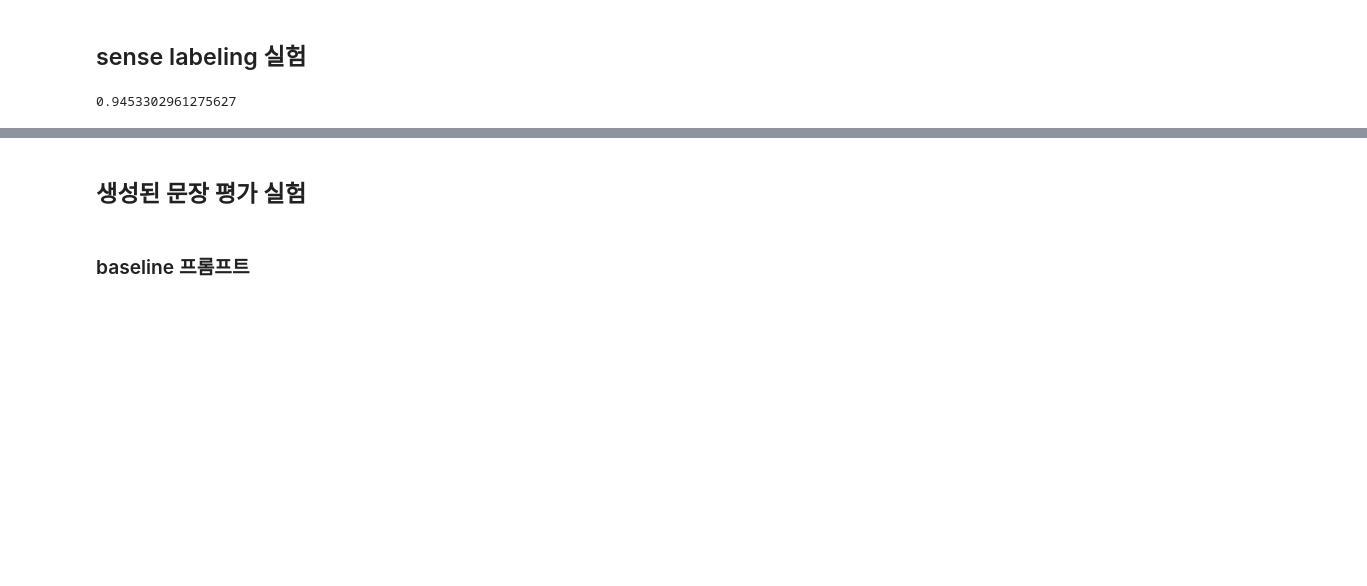
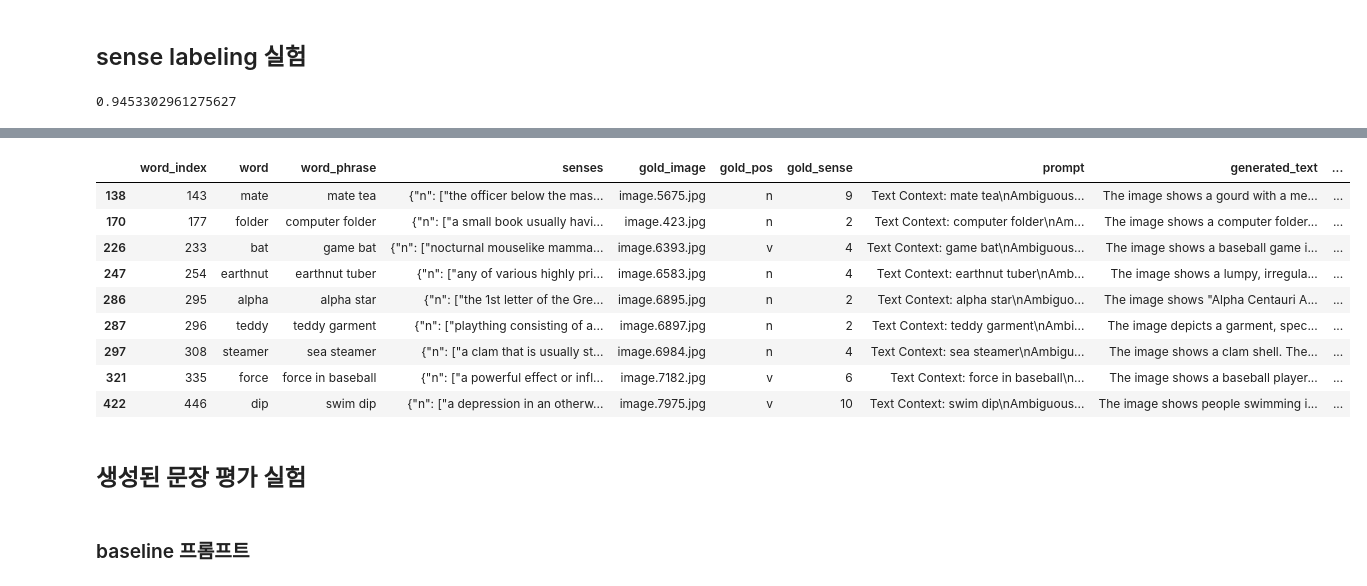
Before and after one commit to BlessingDev/Word-Sense-Disambiguation-with-Visual-Context, a Jupyter notebook: documents/evaluation.ipynb, the cells around one changed output, grey strips where cells are left out. Cells and saved outputs as stored; diff of their text form; code cells hidden in the pictures; blank space fills up the shorter version.

```diff
--- a/documents/evaluation.ipynb
+++ b/documents/evaluation.ipynb
@@ -1995,3 +2048,23 @@ print(acc)
+# %%
+# 반대로 search에서 틀렸지만, sense에서 맞춘 sample
+search_incorrect = sense_search_df[sense_search_df["predicted_label"] != sense_search_df["gold_sense"]]
+search_incorrect_ids = set(search_incorrect["word_index"])
+sense_correct = sense_df[sense_df["predicted_label"] == sense_df["gold_sense"]]
+sense_correct_ids = set(sense_correct["word_index"])
+focus_ids_2 = search_incorrect_ids.intersection(sense_correct_ids)
+focus_samples_2 = sense_df[sense_df["word_index"].isin(focus_ids_2)]
+focus_samples_2
+# %% [output]
+|  | word_index | word | word_phrase | senses | gold_image | gold_pos | gold_sense | prompt | generated_text | ... |
+| 138 | 143 | mate | mate tea | {"n": ["the officer below the mas... | image.5675.jpg | n | 9 | Text Context: mate tea\nAmbiguous... | The image shows a gourd with a me... | ... |
+| 170 | 177 | folder | computer folder | {"n": ["a small book usually havi... | image.423.jpg | n | 2 | Text Context: computer folder\nAm... | The image shows a computer folder... | ... |
+| 226 | 233 | bat | game bat | {"n": ["nocturnal mouselike mamma... | image.6393.jpg | v | 4 | Text Context: game bat\nAmbiguous... | The image shows a baseball game i... | ... |
+| 247 | 254 | earthnut | earthnut tuber | {"n": ["any of various highly pri... | image.6583.jpg | n | 4 | Text Context: earthnut tuber\nAmb... | The image shows a lumpy, irregula... | ... |
+| 286 | 295 | alpha | alpha star | {"n": ["the 1st letter of the Gre... | image.6895.jpg | n | 2 | Text Context: alpha star\nAmbiguo... | The image shows "Alpha Centauri A... | ... |
+| 287 | 296 | teddy | teddy garment | {"n": ["plaything consisting of a... | image.6897.jpg | n | 2 | Text Context: teddy garment\nAmbi... | The image depicts a garment, spec... | ... |
+| 297 | 308 | steamer | sea steamer | {"n": ["a clam that is usually st... | image.6984.jpg | n | 4 | Text Context: sea steamer\nAmbigu... | The image shows a clam shell. The... | ... |
+| 321 | 335 | force | force in baseball | {"n": ["a powerful effect or infl... | image.7182.jpg | v | 6 | Text Context: force in baseball\n... | The image shows a baseball player... | ... |
+| 422 | 446 | dip | swim dip | {"n": ["a depression in an otherw... | image.7975.jpg | v | 10 | Text Context: swim dip\nAmbiguous... | The image shows people swimming i... | ... |
 # %% [markdown]
 ## 생성된 문장 평가 실험
 # %% [markdown]
```
Also changed, not shown: parts of 14 cells of this notebook, 26 other files.
